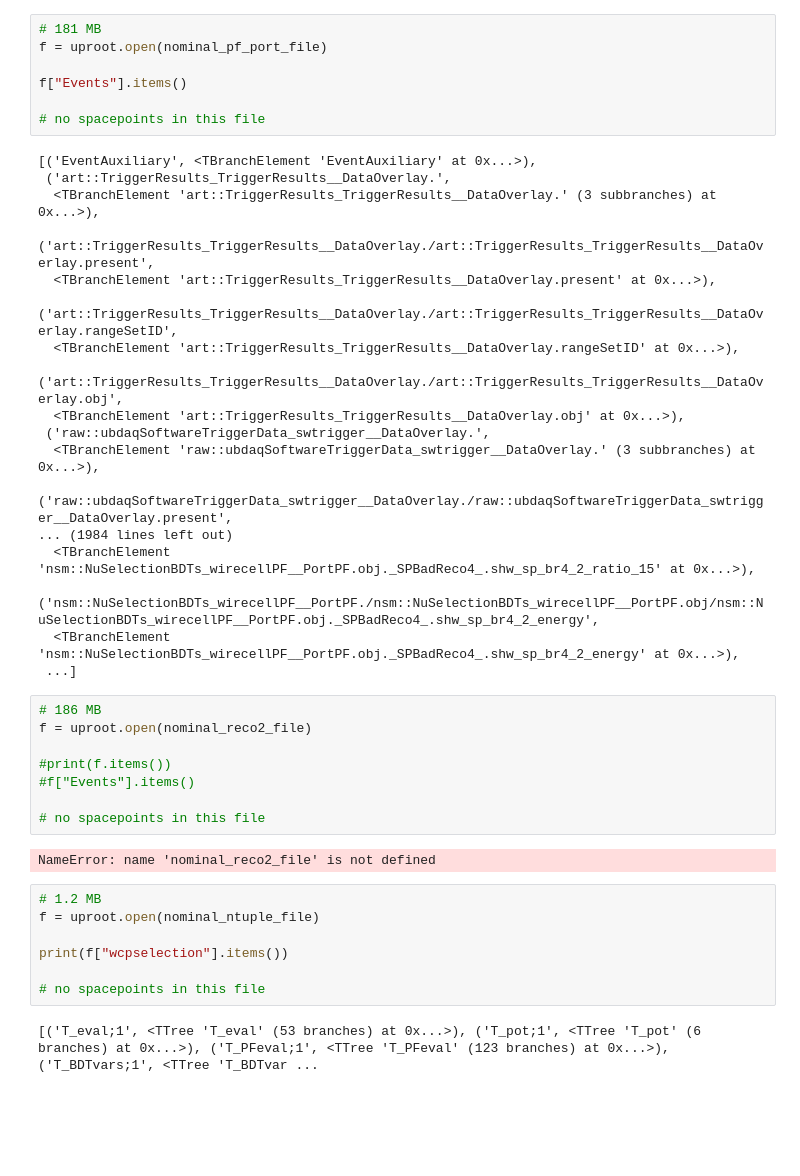
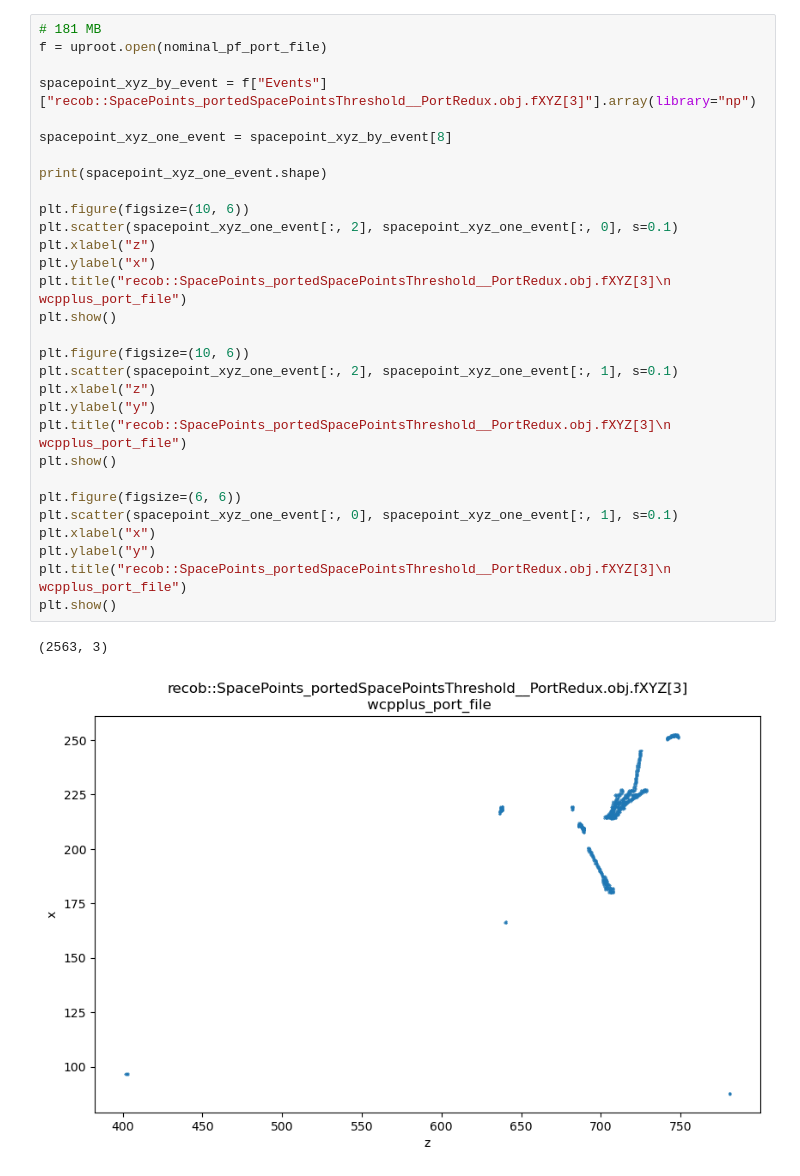
Before and after one commit to leehagaman/spacepoint_ssv, a Jupyter notebook: analyze_files_from_reco1_processing.ipynb, the cells around one changed output. Cells and saved outputs as stored; diff of their text form; blank space fills up the shorter version.

```diff
--- a/analyze_files_from_reco1_processing.ipynb
+++ b/analyze_files_from_reco1_processing.ipynb
@@ -119,45 +209,34 @@ plt.show()
 [figure]
-# %%
-# 181 MB
-f = uproot.open(nominal_pf_port_file)
-
-f["Events"].items()
-
-# no spacepoints in this file
-# %% [output]
-[('EventAuxiliary', <TBranchElement 'EventAuxiliary' at 0x...>),
- ('art::TriggerResults_TriggerResults__DataOverlay.',
-  <TBranchElement 'art::TriggerResults_TriggerResults__DataOverlay.' (3 subbranches) at 0x...>),
- ('art::TriggerResults_TriggerResults__DataOverlay./art::TriggerResults_TriggerResults__DataOverlay.present',
-  <TBranchElement 'art::TriggerResults_TriggerResults__DataOverlay.present' at 0x...>),
- ('art::TriggerResults_TriggerResults__DataOverlay./art::TriggerResults_TriggerResults__DataOverlay.rangeSetID',
-  <TBranchElement 'art::TriggerResults_TriggerResults__DataOverlay.rangeSetID' at 0x...>),
- ('art::TriggerResults_TriggerResults__DataOverlay./art::TriggerResults_TriggerResults__DataOverlay.obj',
-  <TBranchElement 'art::TriggerResults_TriggerResults__DataOverlay.obj' at 0x...>),
- ('raw::ubdaqSoftwareTriggerData_swtrigger__DataOverlay.',
-  <TBranchElement 'raw::ubdaqSoftwareTriggerData_swtrigger__DataOverlay.' (3 subbranches) at 0x...>),
- ('raw::ubdaqSoftwareTriggerData_swtrigger__DataOverlay./raw::ubdaqSoftwareTriggerData_swtrigger__DataOverlay.present',
-... (1984 lines left out)
-  <TBranchElement 'nsm::NuSelectionBDTs_wirecellPF__PortPF.obj._SPBadReco4_.shw_sp_br4_2_ratio_15' at 0x...>),
- ('nsm::NuSelectionBDTs_wirecellPF__PortPF./nsm::NuSelectionBDTs_wirecellPF__PortPF.obj/nsm::NuSelectionBDTs_wirecellPF__PortPF.obj._SPBadReco4_.shw_sp_br4_2_energy',
-  <TBranchElement 'nsm::NuSelectionBDTs_wirecellPF__PortPF.obj._SPBadReco4_.shw_sp_br4_2_energy' at 0x...>),
- ...]
-# %%
-# 186 MB
-f = uproot.open(nominal_reco2_file)
-
-#print(f.items())
-#f["Events"].items()
-
-# no spacepoints in this file
-# %% [output]
-NameError: name 'nominal_reco2_file' is not defined
-# %%
-# 1.2 MB
-f = uproot.open(nominal_ntuple_file)
-
-print(f["wcpselection"].items())
-
-# no spacepoints in this file
-# %% [output]
-[('T_eval;1', <TTree 'T_eval' (53 branches) at 0x...>), ('T_pot;1', <TTree 'T_pot' (6 branches) at 0x...>), ('T_PFeval;1', <TTree 'T_PFeval' (123 branches) at 0x...>), ('T_BDTvars;1', <TTree 'T_BDTvar ...
+# %%
+# 181 MB
+f = uproot.open(nominal_pf_port_file)
+
+spacepoint_xyz_by_event = f["Events"]["recob::SpacePoints_portedSpacePointsThreshold__PortRedux.obj.fXYZ[3]"].array(library="np")
+
+spacepoint_xyz_one_event = spacepoint_xyz_by_event[8]
+
+print(spacepoint_xyz_one_event.shape)
+
+plt.figure(figsize=(10, 6))
+plt.scatter(spacepoint_xyz_one_event[:, 2], spacepoint_xyz_one_event[:, 0], s=0.1)
+plt.xlabel("z")
+plt.ylabel("x")
+plt.title("recob::SpacePoints_portedSpacePointsThreshold__PortRedux.obj.fXYZ[3]\n wcpplus_port_file")
+plt.show()
+
+plt.figure(figsize=(10, 6))
+plt.scatter(spacepoint_xyz_one_event[:, 2], spacepoint_xyz_one_event[:, 1], s=0.1)
+plt.xlabel("z")
+plt.ylabel("y")
+plt.title("recob::SpacePoints_portedSpacePointsThreshold__PortRedux.obj.fXYZ[3]\n wcpplus_port_file")
+plt.show()
+
+plt.figure(figsize=(6, 6))
+plt.scatter(spacepoint_xyz_one_event[:, 0], spacepoint_xyz_one_event[:, 1], s=0.1)
+plt.xlabel("x")
+plt.ylabel("y")
+plt.title("recob::SpacePoints_portedSpacePointsThreshold__PortRedux.obj.fXYZ[3]\n wcpplus_port_file")
+plt.show()
+# %% [output]
+(2563, 3)
+[figure, added]
```
Also changed, not shown: parts of 13 cells of this notebook, 6 other files.
